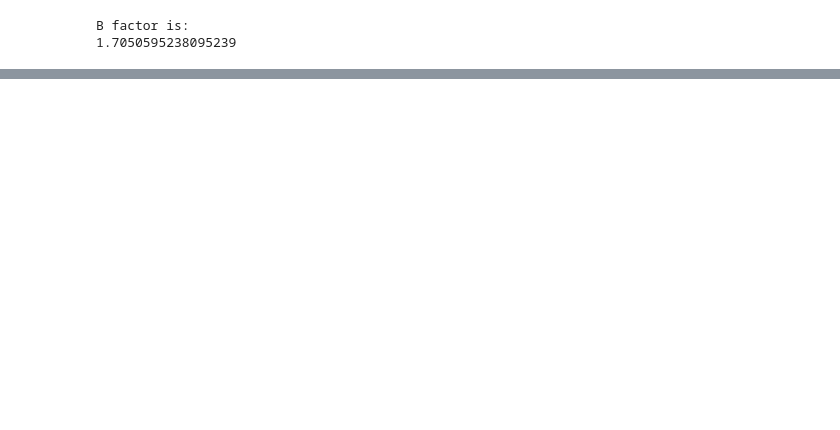
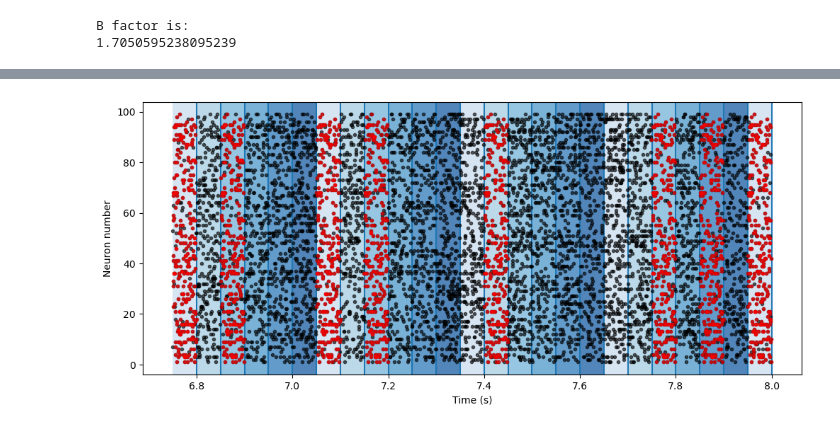
Before and after one commit to mehranfaraji/STDP-Finds-Start-of-Patterns, a Jupyter notebook: SRM.ipynb, the cells around one changed output, grey strips where cells are left out. Cells and saved outputs as stored; diff of their text form; code cells hidden in the pictures; blank space fills up the shorter version.

```diff
--- a/SRM.ipynb
+++ b/SRM.ipynb
@@ -556,0 +553,9 @@ array([0., 0., 0., 0., 0., 0., 0., 0., 0., 0., 0., 0., 0., 0., 0., 0., 0.,
+# %%
+params = {'start_time' : 6.75,
+        'end_time' : 8.0,
+        'start_index' : 0,
+        'end_index' : 100,}
+
+plot_input(times, indices, params, times_pattern, indices_pattern)
+# %% [output]
+[figure, added]
```
Also changed, not shown: parts of 32 cells of this notebook.
